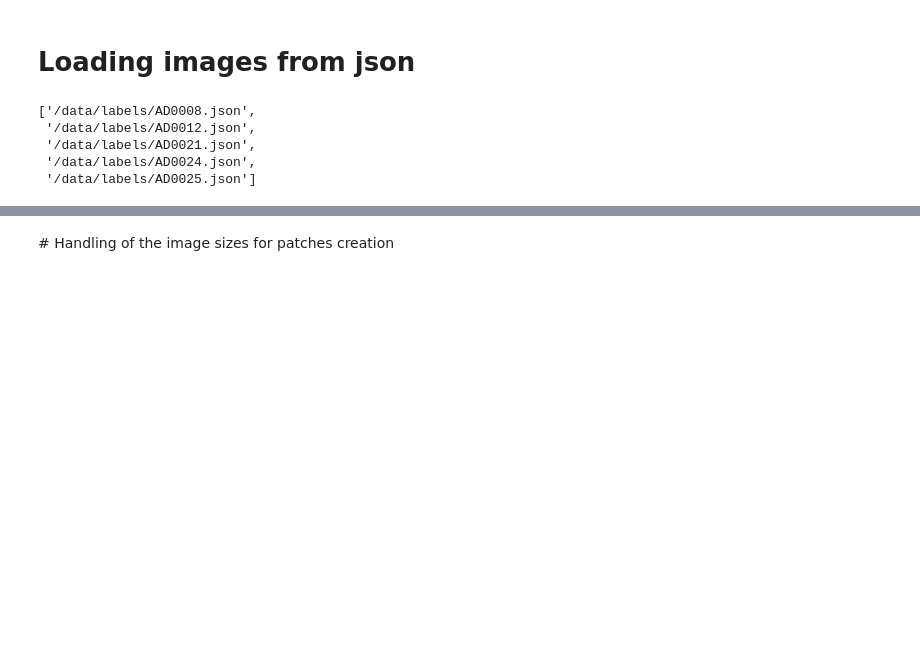
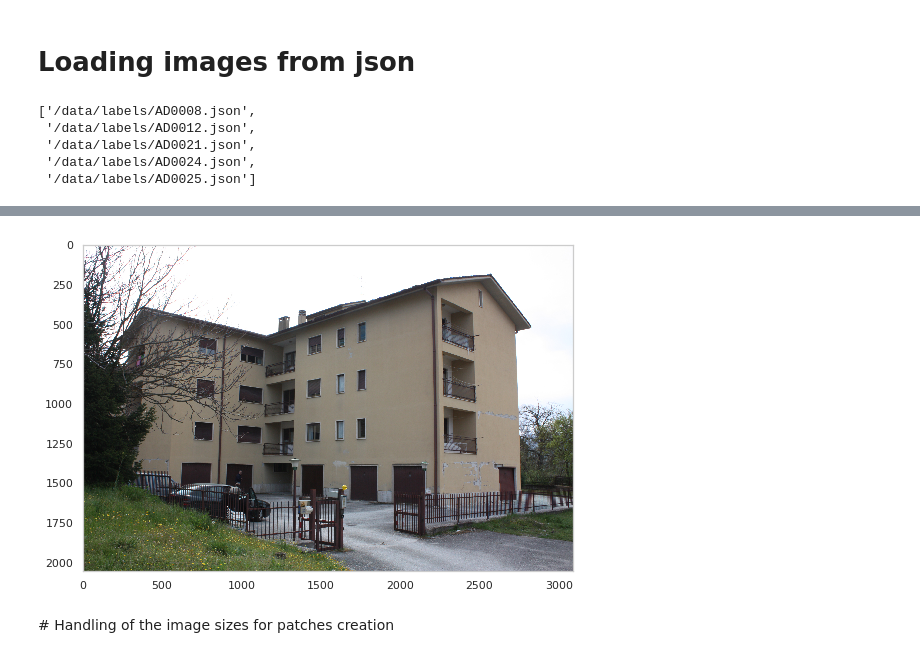
Before and after one commit to gregunz/FacadeParsing, a Jupyter notebook: nb00_data_storage.ipynb, the cells around one changed output, grey strips where cells are left out. Cells and saved outputs as stored; diff of their text form; code cells hidden in the pictures; blank space fills up the shorter version.

```diff
--- a/nb00_data_storage.ipynb
+++ b/nb00_data_storage.ipynb
@@ -56,3 +56,7 @@ show_labeled_img(*path_to_tuple(img_paths[416], label_name_to_value), label_name
+# %%
+show_img(path_to_tuple(img_paths[416], label_name_to_value)[0])
+# %% [output]
+[figure, added]
 # %% [markdown]
 # Handling of the image sizes for patches creation
 # %%
```
Also changed, not shown: parts of 2 cells of this notebook, 9 other files.
